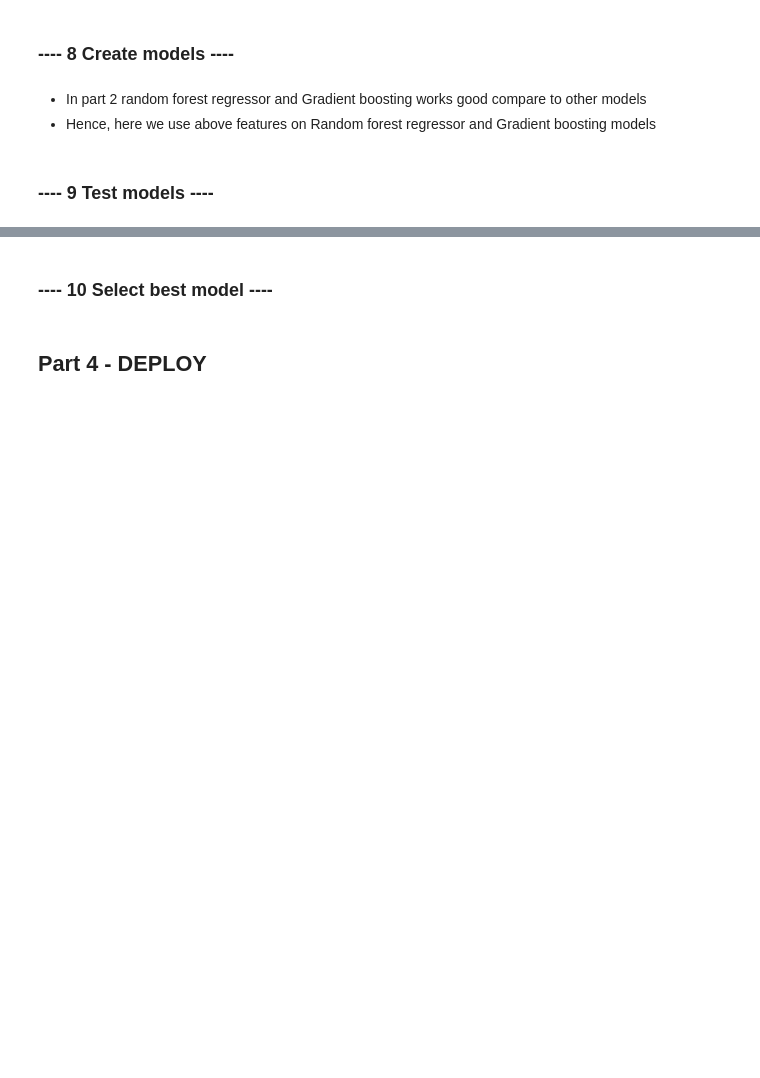
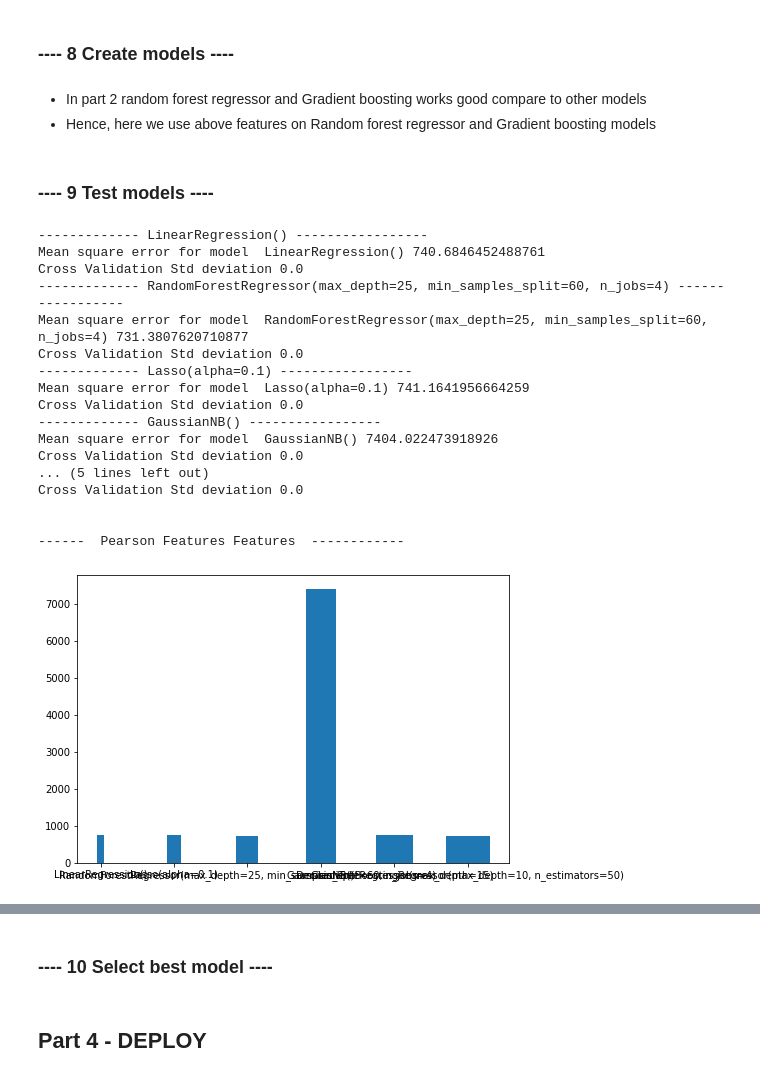
Before and after one commit to GDhasade/SalaryPredictionProject, a Jupyter notebook: First_Portfolio_Project_Version2.ipynb, the cells around one changed output, grey strips where cells are left out. Saved outputs shown, nothing was run; the diff lists cells and outputs as text; code cells hidden in the pictures; blank space fills up the shorter version.

```diff
--- a/First_Portfolio_Project_Version2.ipynb
+++ b/First_Portfolio_Project_Version2.ipynb
@@ -868,14 +972,54 @@ SelectedModels.append(model2)
 # %%
 #do 5-fold cross validation on models and measure MSE
-
-for clf in SelectedModels:
-    print("-------------",clf,"-----------------")
-    clf.fit(X_BaseModelTrain, Y_BaseModelTrain)
-    y_BaseModelPred= clf.predict(X_BaseModelTest)
-    #cv_results = cross_validate(clf, X_BaseModelTrain,Y_BaseModelTrain, cv=10)
-    scores = cross_validate(clf, X_BaseModelTrain,Y_BaseModelTrain, cv=5,
-                        scoring=('r2', 'neg_mean_squared_error'),
-                        return_train_score=True)
-    NegRMSE = -1.0*np.mean(scores['test_neg_mean_squared_error'])
-    print("Mean square error for model ",clf, NegRMSE)
-    print("Cross Validation Std deviation",np.std(NegRMSE))
+RMSEValues = {}
+def run_best_model(SelectedModels,x_train, y_train, x_test):
+    for clf in SelectedModels:
+        print("-------------",clf,"-----------------")
+        clf.fit(x_train, y_train)
+        y_BaseModelPred= clf.predict(x_test)
+        #cv_results = cross_validate(clf, X_BaseModelTrain,Y_BaseModelTrain, cv=10)
+        scores = cross_validate(clf, x_train,y_train, cv=5,
+                            scoring=('r2', 'neg_mean_squared_error'),
+                            return_train_score=True)
+        NegRMSE = -1.0*np.mean(scores['test_neg_mean_squared_error'])
+        print("Mean square error for model ",clf, NegRMSE)
+        modelname = str(clf)
+        modelname = modelname[ 0 : 8 ]
+        RMSEValues[str(modelname)] = int(NegRMSE)
+        print("Cross Validation Std deviation",np.std(NegRMSE))
+    return RMSEValues;
+# %%
+def Plot_Graph(dictionary,model):
+    print("\n\n------ ", model ," ------------\n")
+    fig = plt.figure()
+    ax = fig.add_axes([0,0,1,1])
+    width = [0.1,0.2,0.3,0.4,0.5,0.6]
+
+    keys = RMSEValues8Features.keys()
+    values = RMSEValues8Features.values()
+    ax.bar(keys, values, width= width)
+    plt.xlabel(model, fontweight='bold', color = 'orange', fontsize='17', horizontalalignment='center')
+    plt.show()
+# %%
+#------ Pearson Features ------------
+PerRMSEValues8Features = run_best_model(SelectedModels, X_PCorTrain, Y_PCorTrain, X_PCorTest)
+Plot_Graph(PerRMSEValues8Features,'Pearson Features Features')
+# %% [output]
+------------- LinearRegression() -----------------
+Mean square error for model  LinearRegression() 740.6846452488761
+Cross Validation Std deviation 0.0
+------------- RandomForestRegressor(max_depth=25, min_samples_split=60, n_jobs=4) -----------------
+Mean square error for model  RandomForestRegressor(max_depth=25, min_samples_split=60, n_jobs=4) 731.3807620710877
+Cross Validation Std deviation 0.0
+------------- Lasso(alpha=0.1) -----------------
+Mean square error for model  Lasso(alpha=0.1) 741.1641956664259
+Cross Validation Std deviation 0.0
+------------- GaussianNB() -----------------
+Mean square error for model  GaussianNB() 7404.022473918926
+Cross Validation Std deviation 0.0
+... (5 lines left out)
+Cross Validation Std deviation 0.0
+
+
+------  Pearson Features Features  ------------
+[figure, added]
```
Also changed, not shown: parts of 30 cells of this notebook.
